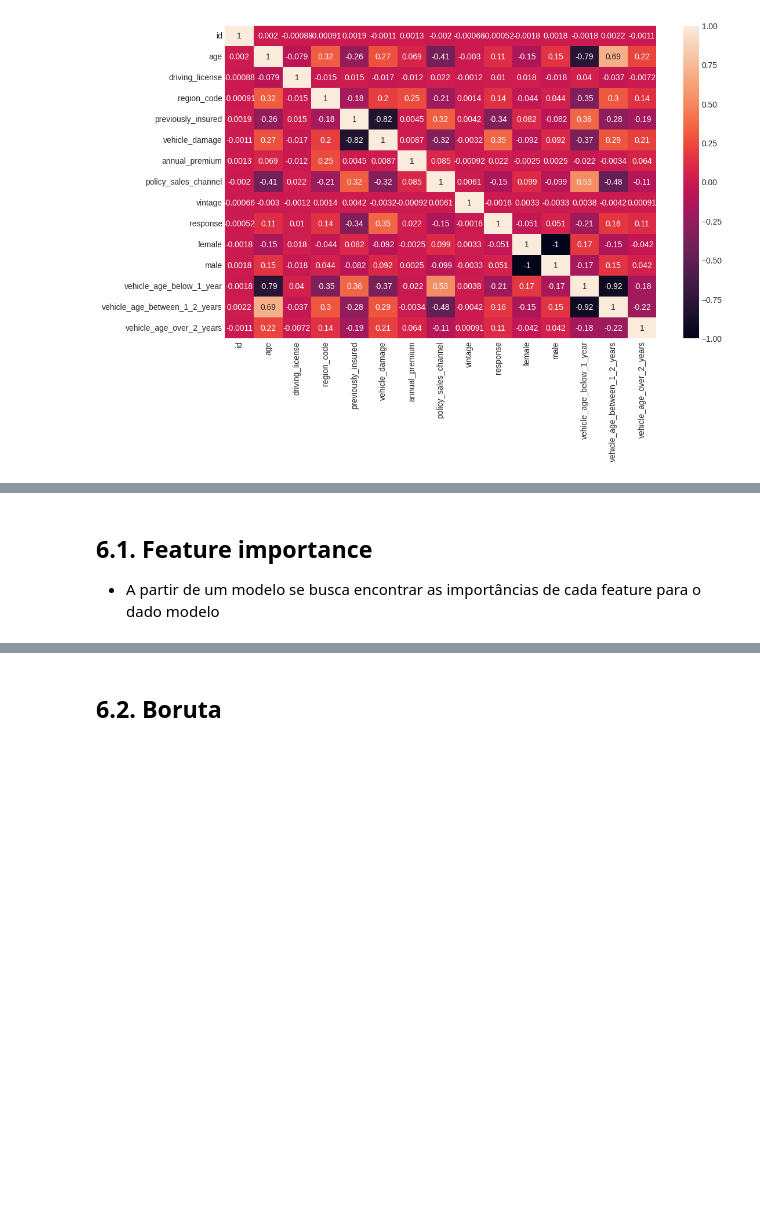
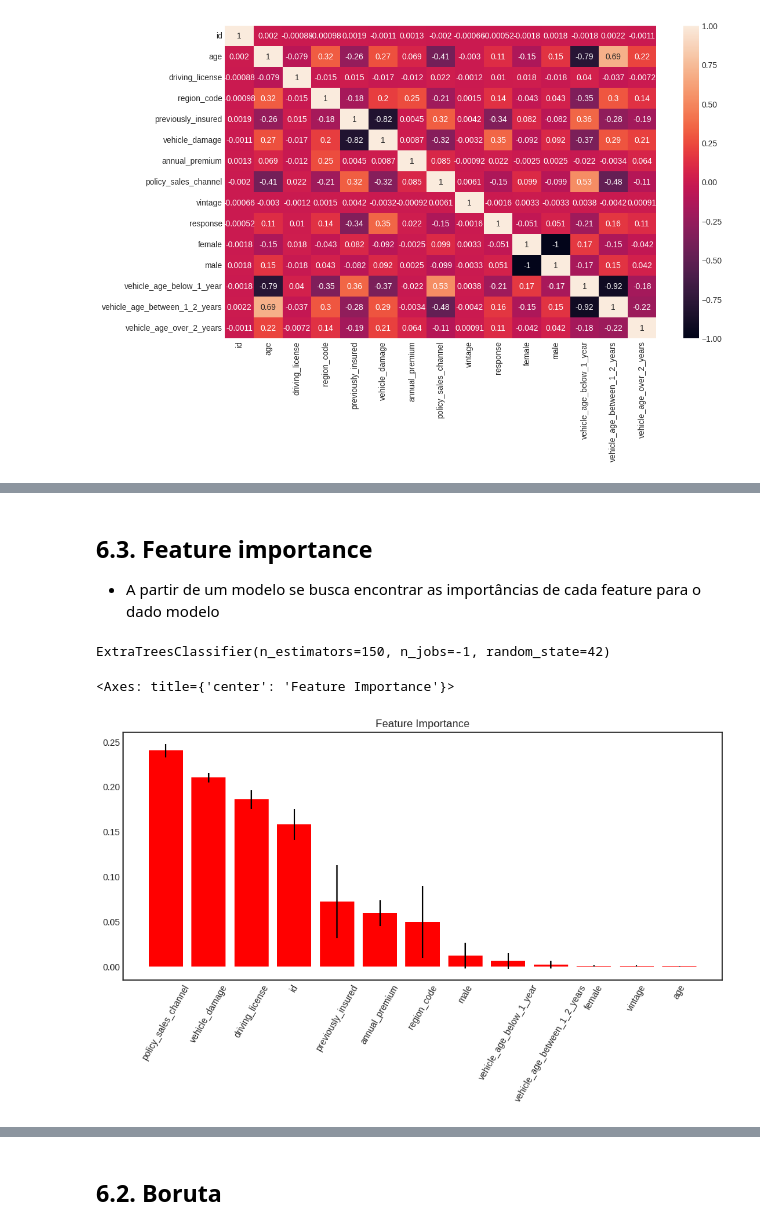
Before and after one commit to ezequielpf/health_insurance_cross_sell, a Jupyter notebook: notebooks/1.0.epf_health_insurance_cross_sell.ipynb, the cells around one changed output, grey strips where cells are left out. Saved outputs shown, nothing was run; the diff lists cells and outputs as text; code cells hidden in the pictures; blank space fills up the shorter version.

```diff
--- a/notebooks/1.0.epf_health_insurance_cross_sell.ipynb
+++ b/notebooks/1.0.epf_health_insurance_cross_sell.ipynb
@@ -777,13 +823,23 @@ sns.heatmap(corr_matrix, annot=True)
 # %% [markdown]
-## 6.1. Feature importance
+## 6.3. Feature importance
 
 - A partir de um modelo se busca encontrar as importâncias de cada feature para o dado modelo
+# %%
+# Separando a variável target
+
+X_train = df1_train.drop('response', axis=1)
+y_train = df1_train[['response']]
+
+X_val = df1_val.drop('response', axis=1)
+y_val = df1_val[['response']]
 # %%
 # Treino do modelo
-X_train_n = df1_train.drop(['id', 'response'], axis=1)
-y_train_n = df1_train['response']
-
-etree_clf = ExtraTreesClassifier(n_estimators=150, random_state=0, n_jobs=-1)
-etree_clf.fit(X_train_n, y_train_n)
+extree_clf = ExtraTreesClassifier(n_estimators=150, random_state=seed, n_jobs=-1)
+extree_clf.fit(X_train.drop('id', axis=1), y_train.values.ravel())
+# %% [output]
+ExtraTreesClassifier(n_estimators=150, n_jobs=-1, random_state=42)
 # %%
-skplt.estimators.plot_feature_importances(etree_clf, feature_names=X_train_n.columns, figsize=(12,5), x_tick_rotation=60)
+skplt.estimators.plot_feature_importances(extree_clf, feature_names=X_train.columns, figsize=(12,5), x_tick_rotation=60)
+# %% [output]
+<Axes: title={'center': 'Feature Importance'}>
+[figure, added]
```
Also changed, not shown: parts of 47 cells of this notebook, 2 other files.
